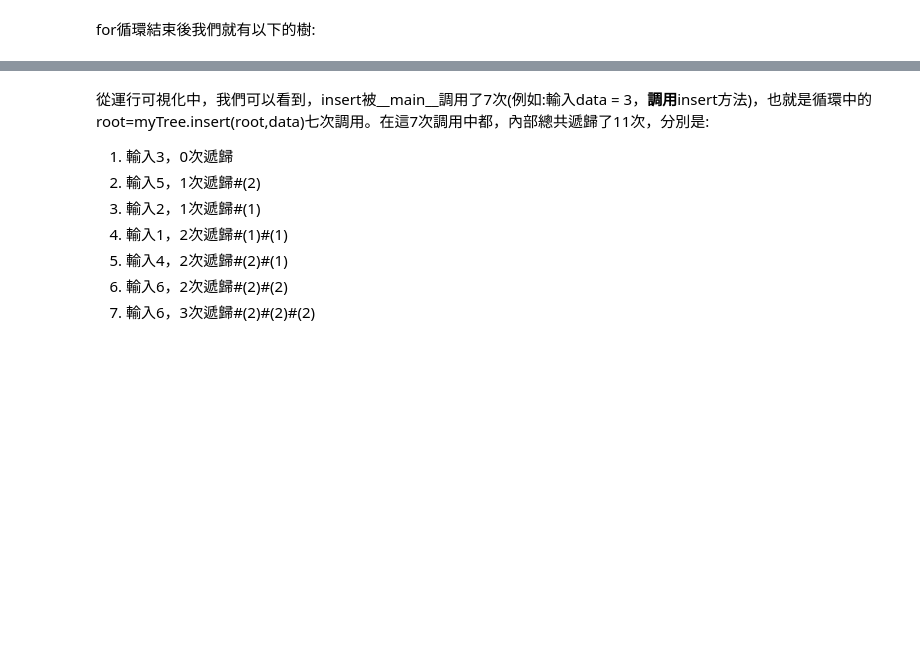
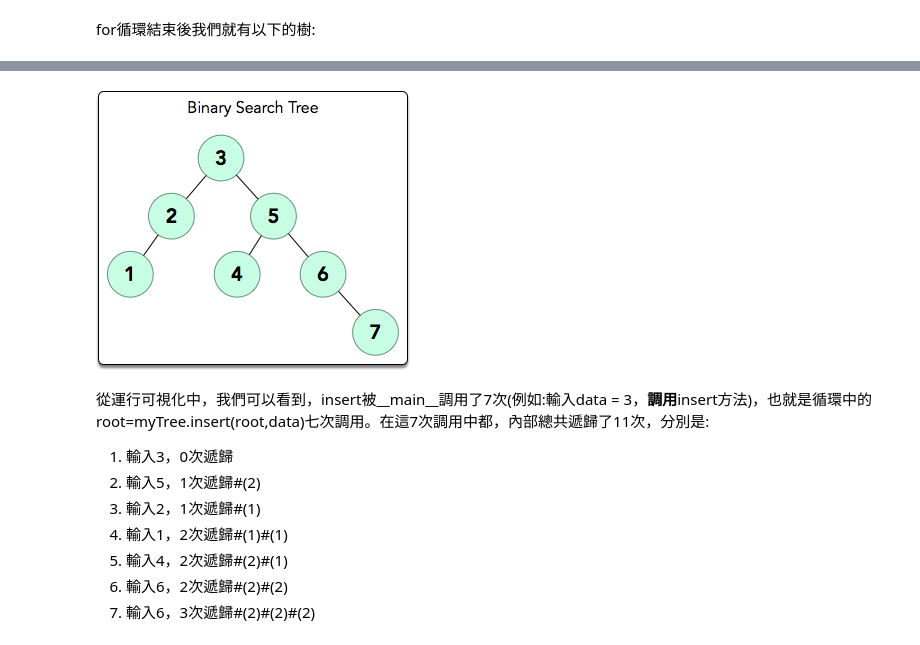
Before and after one commit to ErebusTW/HackerRank, a Jupyter notebook: Day_22_Binary_Search_Trees.ipynb, the cells around one changed output, grey strips where cells are left out. Cells and saved outputs as stored; diff of their text form; code cells hidden in the pictures; blank space fills up the shorter version.

```diff
--- a/Day_22_Binary_Search_Trees.ipynb
+++ b/Day_22_Binary_Search_Trees.ipynb
@@ -112,3 +116,7 @@ for循環結束後我們就有以下的樹:
+# %%
+Image('./Day_22_image1.png')
+# %% [output]
+[figure, added]
 # %% [markdown]
 從運行可視化中，我們可以看到，insert被__main__調用了7次(例如:輸入data = 3，**調用**insert方法)，也就是循環中的root=myTree.insert(root,data)七次調用。在這7次調用中都，內部總共遞歸了11次，分別是:
 1. 輸入3，0次遞歸
```
Also changed, not shown: parts of 10 cells of this notebook.
